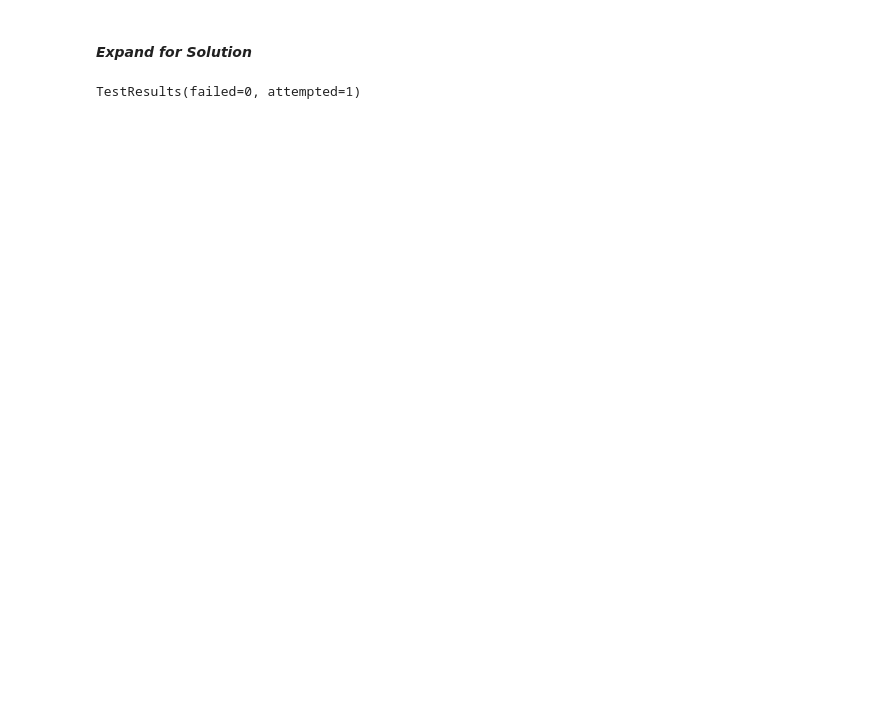
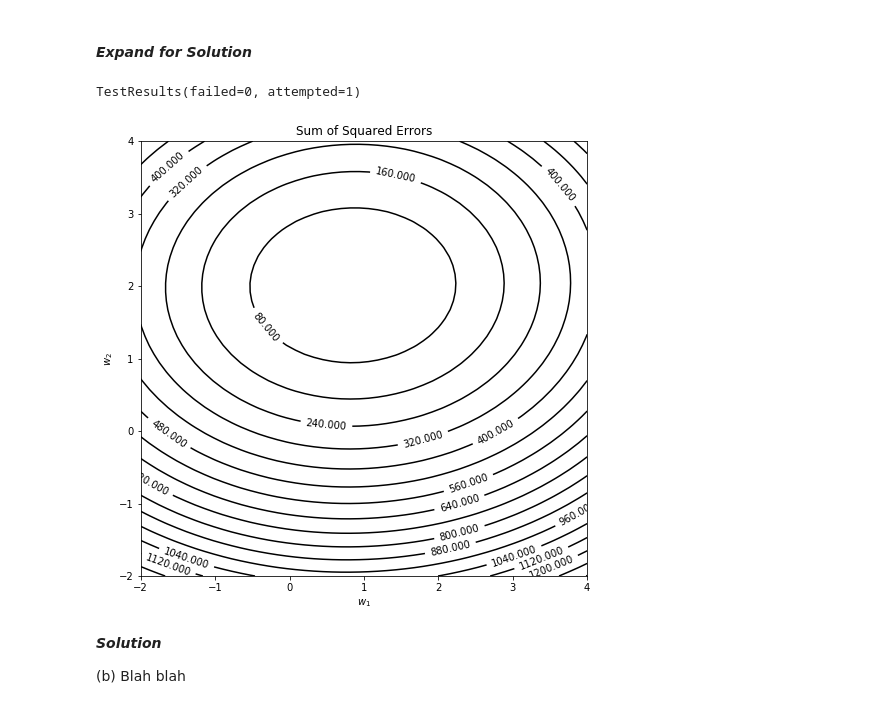
Before and after one commit to mlfa19/assignments, a Jupyter notebook: Module 1/02/Assignment_02_Companion.ipynb, the cells around one changed output. Saved outputs shown, nothing was run; the diff lists cells and outputs as text; code cells hidden in the pictures; blank space fills up the shorter version.

```diff
--- a/Module 1/02/Assignment_02_Companion.ipynb
+++ b/Module 1/02/Assignment_02_Companion.ipynb
@@ -102,3 +120,25 @@ import doctest
 doctest.testmod()
 # %% [output]
 TestResults(failed=0, attempted=1)
+# %%
+# ***Solution***
+w1 = np.linspace(-2, 4, 50)
+w2 = np.linspace(-2, 4, 50)
+
+W1, W2 = np.meshgrid(w1, w2)
+E = np.array([[sum_of_squared_errors(X, y, np.array([W1[i, j], W2[i, j]])) \
+               for j in range(W1.shape[1])] \
+              for i in range(W1.shape[0])])
+fig, ax = plt.subplots(figsize=(8,8))
+CS = ax.contour(W1, W2, E, colors='black', levels=20)
+ax.clabel(CS, inline=1, fontsize=10)
+plt.xlabel('$w_1$')
+plt.ylabel('$w_2$')
+plt.title('Sum of Squared Errors')
+plt.show()
+# %% [output]
+[figure, added]
+# %% [markdown]
+***Solution***
+
+(b) Blah blah
```
Also changed, not shown: parts of 15 cells of this notebook.
